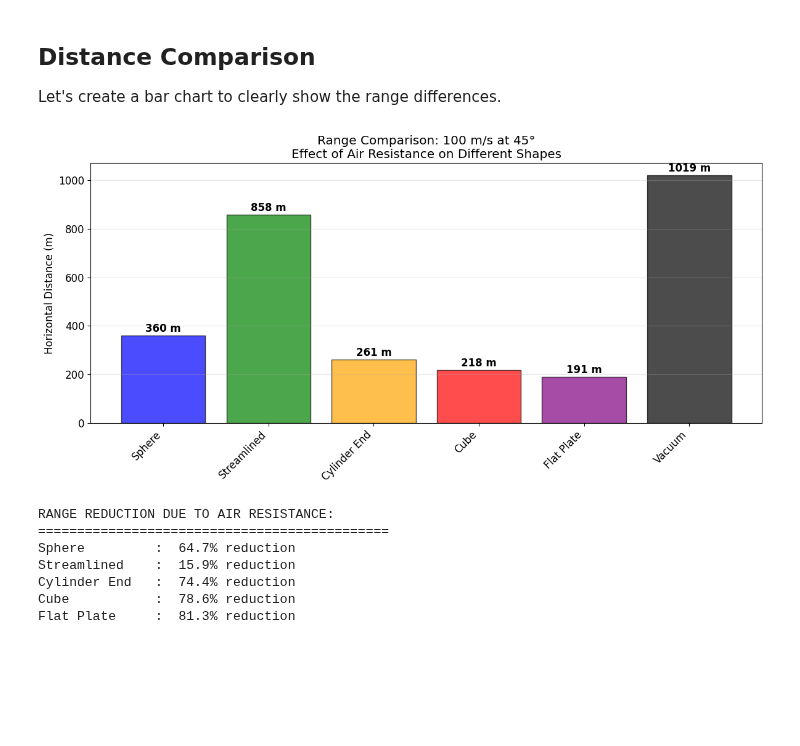
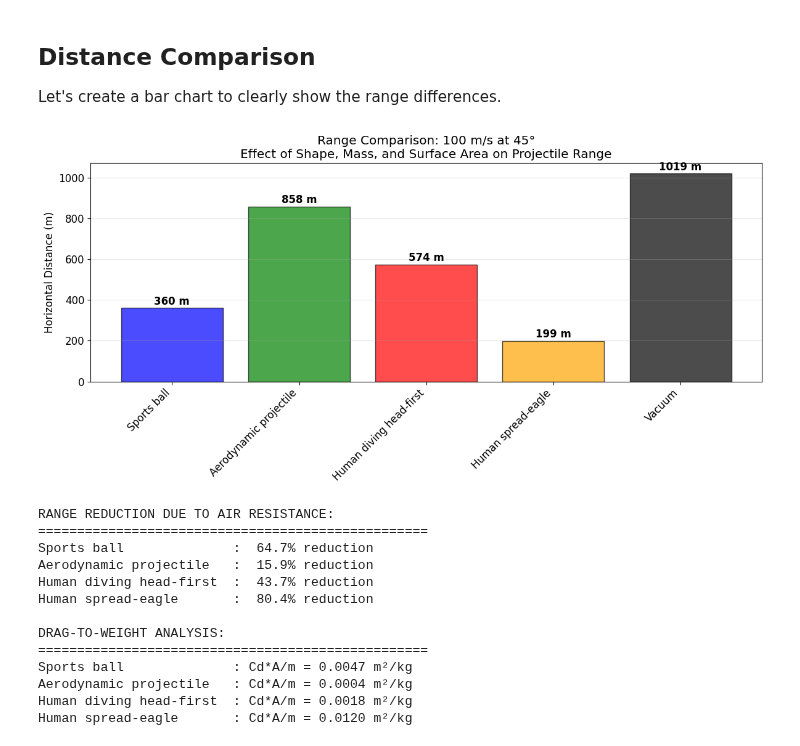
Before and after one commit to lookbusy1344/Relativity, a Jupyter notebook: Python/Projectile Trajectories.ipynb, the cells around one changed output. Saved outputs shown, nothing was run; the diff lists cells and outputs as text; code cells hidden in the pictures; blank space fills up the shorter version.

Commit message:
Including humans both head-on and spread-eagle

```diff
--- a/Python/Projectile Trajectories.ipynb
+++ b/Python/Projectile Trajectories.ipynb
@@ -146,14 +170,15 @@ Let's visualize how different shapes affect the projectile trajectory.
 fig, (ax1, ax2) = plt.subplots(2, 1, figsize=(14, 10))
 
 # Plot 1: Full trajectories
-for i, shape in enumerate(shapes_to_plot):
-    traj = trajectories[shape]
+for i, (name, proj) in enumerate(projectiles.items()):
+    traj = trajectories[name]
+    cd = drag_coefficients[proj["shape"]]
     ax1.plot(
         traj["x"],
         traj["y"],
         color=colors[i],
         linewidth=2.5,
-        label=f"{shape.replace('_', ' ').title()} (Cd={drag_coefficients[shape]:.2f})",
+        label=f"{proj['description']} (Cd={cd:.2f}, A={proj['area']:.2f}m²)",
     )
 
 # Add vacuum trajectory for reference
@@ -173,21 +198,21 @@ ax1.set_xlabel("Horizontal Distance (m)")
 ax1.set_ylabel("Height (m)")
 ax1.set_title(
     f"Projectile Trajectories: {LAUNCH_SPEED:.0f} m/s at {LAUNCH_ANGLE:.0f}° Launch Angle\n"
-    f"Mass: {PROJECTILE_MASS:.0f} kg, Surface Area: {SURFACE_AREA:.3f} m²"
+    f"Comparing Objects and Humans with Realistic Mass and Surface Areas"
 )
 ax1.grid(True, alpha=0.3)
 ax1.legend(loc="upper right")
 ax1.set_ylim(bottom=0)
 
 # Plot 2: Speed vs time
-for i, shape in enumerate(shapes_to_plot):
-    traj = trajectories[shape]
+for i, (name, proj) in enumerate(projectiles.items()):
+    traj = trajectories[name]
     ax2.plot(
         traj["t"],
         traj["speed"],
         color=colors[i],
         linewidth=2.5,
-        label=f"{shape.replace('_', ' ').title()}",
+        label=f"{proj['description']}",
     )
 
 # Add vacuum speed for reference (constant horizontal, changing vertical)
@@ -217,55 +242,69 @@ Let's create a bar chart to clearly show the range differences.
 fig, ax = plt.subplots(figsize=(12, 6))
 
 # Prepare data for plotting
-shape_names = [shape.replace("_", " ").title() for shape in shapes_to_plot]
-shape_distances = [distances[shape] for shape in shapes_to_plot]
+projectile_names = [proj["description"] for proj in projectiles.values()]
+projectile_distances = [distances[name] for name in projectiles.keys()]
 
 # Add vacuum distance
-shape_names.append("Vacuum")
-shape_distances.append(vacuum_distance)
+projectile_names.append("Vacuum")
+projectile_distances.append(vacuum_distance)
 all_colors = colors + ["black"]
 
 # Create bar chart
 bars = ax.bar(
-    shape_names, shape_distances, color=all_colors, alpha=0.7, edgecolor="black"
+    projectile_names, projectile_distances, color=all_colors, alpha=0.7, edgecolor="black"
 )
 
 # Add value labels on bars
-for bar, distance in zip(bars, shape_distances):
+for bar, distance in zip(bars, projectile_distances):
     height = bar.get_height()
     ax.text(
         bar.get_x() + bar.get_width() / 2.0,
         height + 5,
         f"{distance:.0f} m",
         ha="center",
         va="bottom",
         fontweight="bold",
     )
 
 ax.set_ylabel("Horizontal Distance (m)")
 ax.set_title(
     f"Range Comparison: {LAUNCH_SPEED:.0f} m/s at {LAUNCH_ANGLE:.0f}°\n"
-    f"Effect of Air Resistance on Different Shapes"
+    f"Effect of Shape, Mass, and Surface Area on Projectile Range"
 )
 ax.grid(True, alpha=0.3, axis="y")
 
 # Rotate x-axis labels for better readability
 plt.xticks(rotation=45, ha="right")
 plt.tight_layout()
 plt.show()
 
 # Calculate percentage reductions from vacuum
 print("\nRANGE REDUCTION DUE TO AIR RESISTANCE:")
-print("=" * 45)
-for shape in shapes_to_plot:
-    reduction = (1 - distances[shape] / vacuum_distance) * 100
-    print(f"{shape.replace('_', ' ').title():15}: {reduction:5.1f}% reduction")
+print("=" * 50)
+for name, proj in projectiles.items():
+    reduction = (1 - distances[name] / vacuum_distance) * 100
+    print(f"{proj['description']:25}: {reduction:5.1f}% reduction")
+
+# Calculate drag-to-weight ratios
+print("\nDRAG-TO-WEIGHT ANALYSIS:")
+print("=" * 50)
+for name, proj in projectiles.items():
+    cd = drag_coefficients[proj["shape"]]
+    drag_factor = cd * proj["area"] / proj["mass"]  # Cd*A/m ratio
+    print(f"{proj['description']:25}: Cd*A/m = {drag_factor:.4f} m²/kg")
 # %% [output]
-[figure, old version]
+[figure, new version]
 RANGE REDUCTION DUE TO AIR RESISTANCE:
-=============================================
-Sphere         :  64.7% reduction
-Streamlined    :  15.9% reduction
-Cylinder End   :  74.4% reduction
-Cube           :  78.6% reduction
-Flat Plate     :  81.3% reduction
+==================================================
+Sports ball              :  64.7% reduction
+Aerodynamic projectile   :  15.9% reduction
+Human diving head-first  :  43.7% reduction
+Human spread-eagle       :  80.4% reduction
+
+DRAG-TO-WEIGHT ANALYSIS:
+==================================================
+Sports ball              : Cd*A/m = 0.0047 m²/kg
+Aerodynamic projectile   : Cd*A/m = 0.0004 m²/kg
+Human diving head-first  : Cd*A/m = 0.0018 m²/kg
+Human spread-eagle       : Cd*A/m = 0.0120 m²/kg
```
Also changed, not shown: parts of 10 cells of this notebook.
